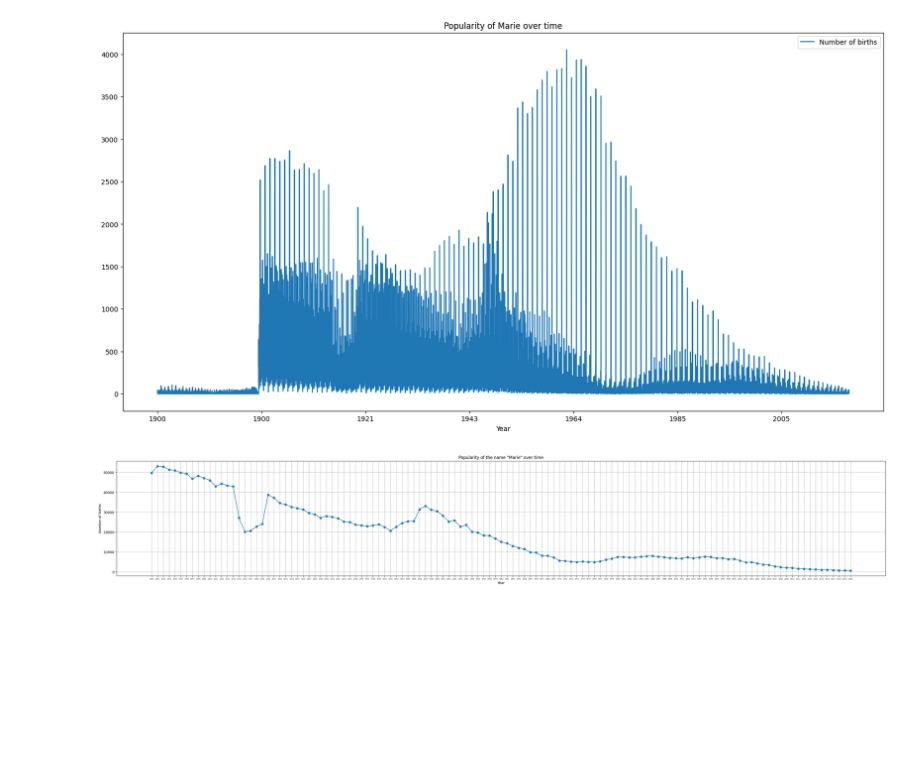
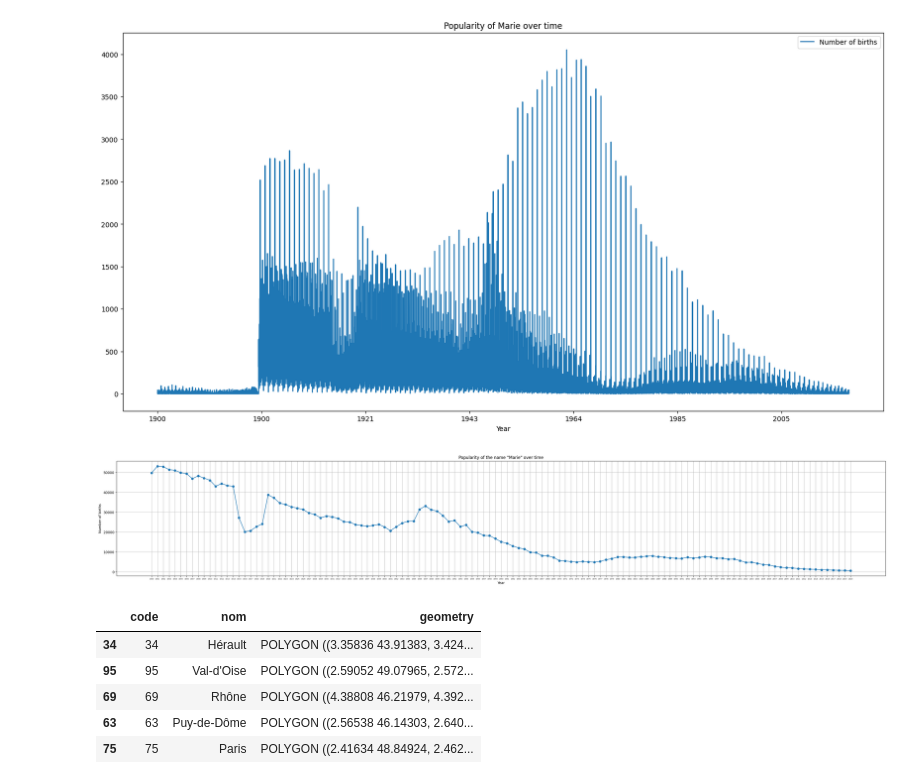
Before and after one commit to hghalebi/mini-project-data-visualization, a Jupyter notebook: test.ipynb, the cells around one changed output. Cells and saved outputs as stored; diff of their text form; code cells hidden in the pictures; blank space fills up the shorter version.

```diff
--- a/Names_hints/test.ipynb
+++ b/test.ipynb
@@ -262,3 +251,15 @@ plt.grid()
 plt.show()
 # %% [output]
 [figure]
+# %%
+geo_file = 'Names_hints/departements-version-simplifiee.geojson'
+depts = gpd.read_file(geo_file)
+
+depts.sample(5)
+# %% [output]
+|  | code | nom | geometry |
+| 34 | 34 | Hérault | POLYGON ((3.35836 43.91383, 3.424... |
+| 95 | 95 | Val-d'Oise | POLYGON ((2.59052 49.07965, 2.572... |
+| 69 | 69 | Rhône | POLYGON ((4.38808 46.21979, 4.392... |
+| 63 | 63 | Puy-de-Dôme | POLYGON ((2.56538 46.14303, 2.640... |
+| 75 | 75 | Paris | POLYGON ((2.41634 48.84924, 2.462... |
```
Also changed, not shown: parts of 13 cells of this notebook, 8 other files.
